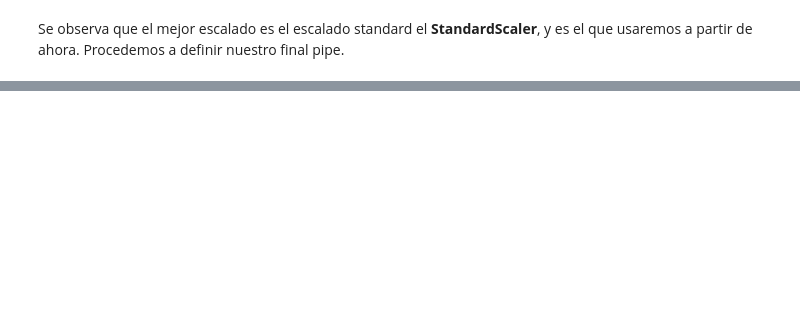
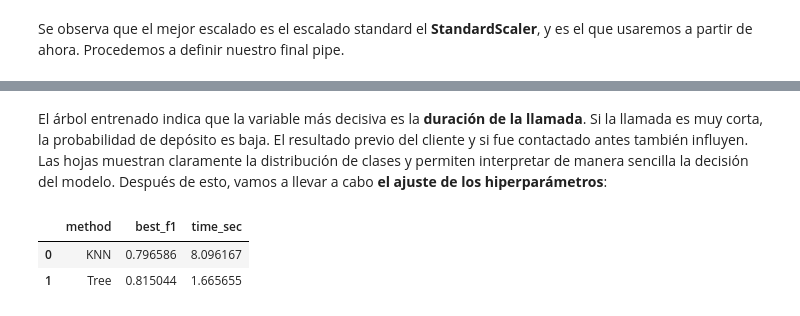
Before and after one commit to 100522202/clasificacion-prediccion-streamlit-aa, a Jupyter notebook: EDA.ipynb, the cells around one changed output, grey strips where cells are left out. Saved outputs shown, nothing was run; the diff lists cells and outputs as text; code cells hidden in the pictures; blank space fills up the shorter version.

```diff
--- a/EDA.ipynb
+++ b/EDA.ipynb
@@ -386,20 +421,77 @@ En esta primera evaluación con los hiperparámetros por defecto parece que tree
+# %% [markdown]
+El árbol entrenado indica que la variable más decisiva es la **duración de la llamada**. Si la llamada es muy corta, la probabilidad de depósito es baja. El resultado previo del cliente y si fue contactado antes también influyen. Las hojas muestran claramente la distribución de clases y permiten interpretar de manera sencilla la decisión del modelo. Después de esto, vamos a llevar a cabo **el ajuste de los hiperparámetros**:
 # %%
 from sklearn.model_selection import GridSearchCV
+import time
 
+# Creamos GridSearch para KNN
 pipe_knn = Pipeline([
     ('preprocess', preprocessor),
-    ('model', KNeighborsClassifier()),
-    ('scaler', StandardScaler())
+    ('model', KNeighborsClassifier())
 ])
 
 param_grid_knn = {
-'mode_n_neighbors': [3, 5, 7, 9, 11],
-'model_weights': ['uniform', 'distance'],
-'model_p': [1, 2]
+'model__n_neighbors': [3, 5, 7, 9, 11],
+'model__weights': ['uniform', 'distance'],
+'model__p': [1, 2]
 }
 
 grid_knn = GridSearchCV(estimator=pipe_knn,
                         param_grid=param_grid_knn,
                         cv=cv_inner,
                         scoring='f1',
                         n_jobs=-1)
+
+
+# Creamos GridSearch para árboles
+pipe_tree = Pipeline([
+    ('preprocess', preprocessor),
+    ('model', DecisionTreeClassifier())
+])
+
+param_grid_tree = {
+    'model__max_depth': [3, 5, 10, None],
+    'model__min_samples_split': [2, 5, 10],
+    'model__min_samples_leaf': [1, 2, 5]
+}
+
+grid_tree = GridSearchCV(estimator=pipe_tree,
+                         param_grid=param_grid_tree,
+                         cv=cv_inner,
+                         scoring='f1',
+                         n_jobs=-1)
+
+
+# Entrenamos con KNN midiendo el tiempo
+inicio = time.time()
+grid_knn.fit(X_train, y_train)
+fin = time.time()
+time_knn = fin - inicio
+
+
+# Entrenamos con árbol midiendo el tiempo
+inicio = time.time()
+grid_tree.fit(X_train, y_train)
+fin = time.time()
+time_tree = fin - inicio
+
+
+# Guardamos los resultados
+resultados_hpo = pd.DataFrame([
+    {
+        'method': 'KNN',
+        'best_f1': grid_knn.best_score_,
+        'time_sec': time_knn
+    },
+    {
+        'method': 'Tree',
+        'best_f1': grid_tree.best_score_,
+        'time_sec': time_tree
+    }
+])
+
+display(resultados_hpo)
+# %% [output]
+|  | method | best_f1 | time_sec |
+| 0 | KNN | 0.796586 | 8.096167 |
+| 1 | Tree | 0.815044 | 1.665655 |
```
Also changed, not shown: parts of 8 cells of this notebook.
